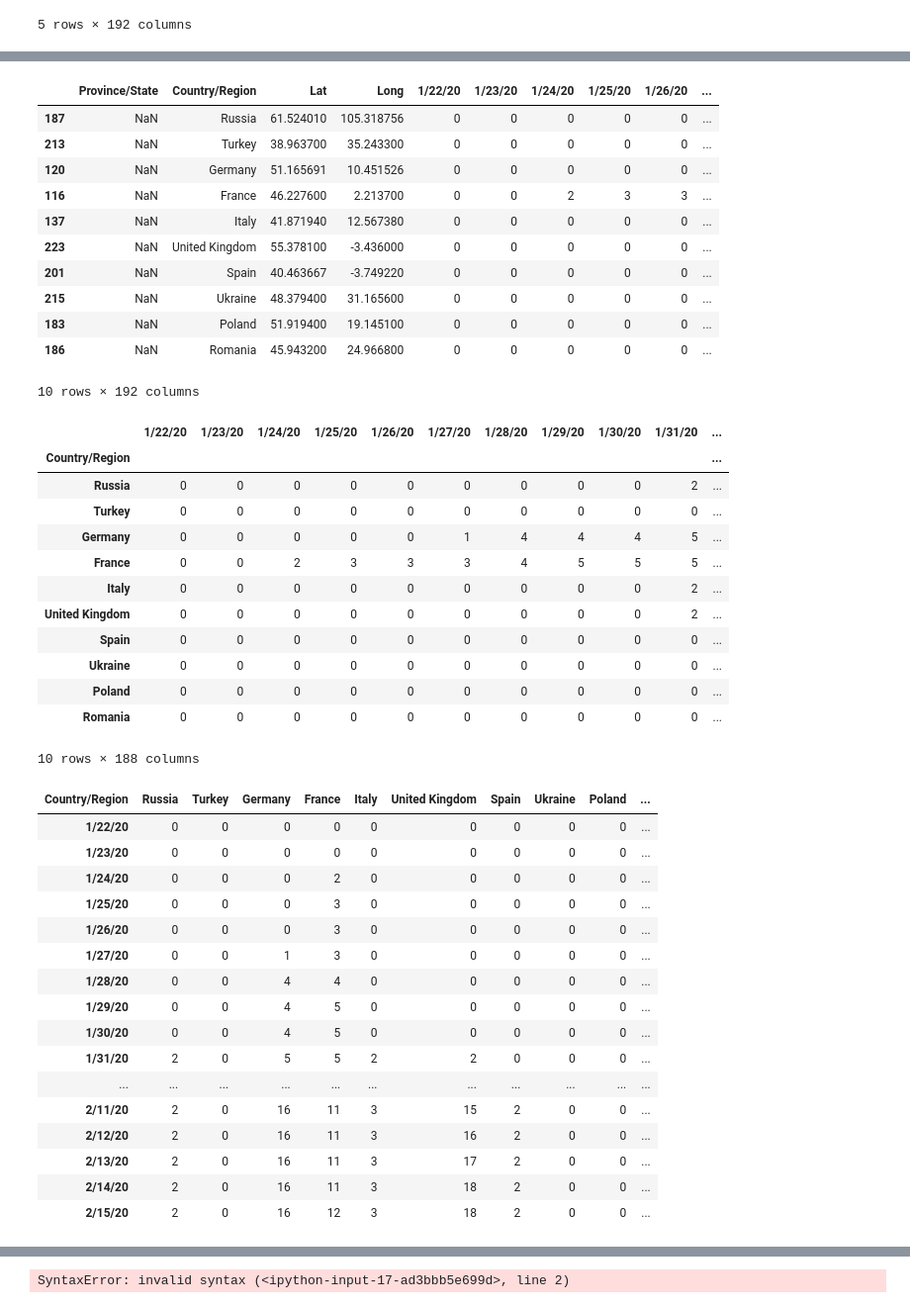
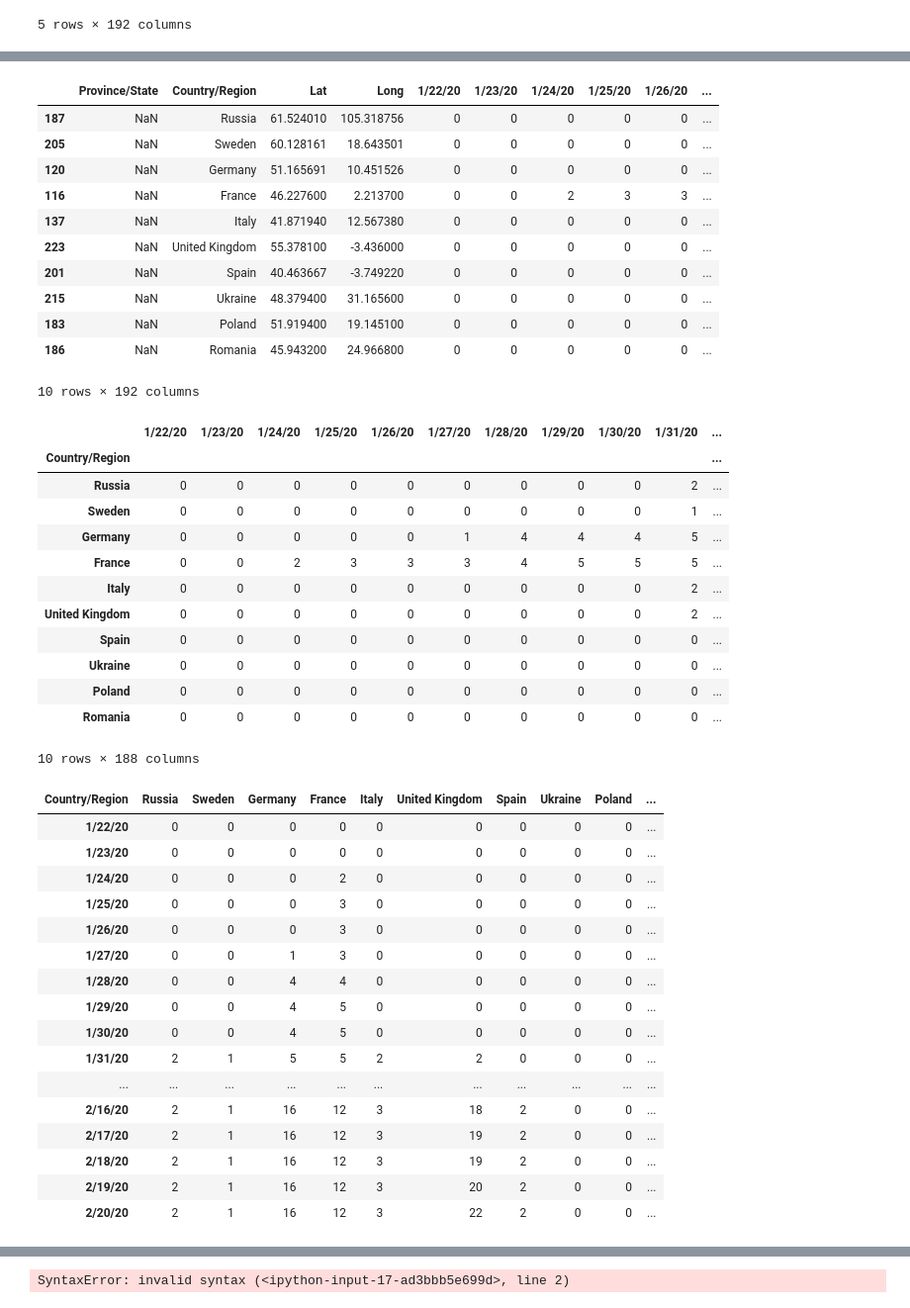
Before and after one commit to touch1295/PROJECT_1, a Jupyter notebook: cleaning.ipynb, the cells around one changed output, grey strips where cells are left out. Shown: that part at 99% size. Saved outputs shown, nothing was run; the diff lists cells and outputs as text; code cells hidden in the pictures.

```diff
--- a/cleaning.ipynb
+++ b/cleaning.ipynb
@@ -17,7 +17,7 @@ global_df.head()
 5 rows × 192 columns
 # %%
 europe_df_a = global_df[global_df["Country/Region"] == "Russia"]
-europe_df_b = global_df[global_df["Country/Region"] == "Turkey"]
+europe_df_b = global_df[global_df["Country/Region"] == "Sweden"]
 europe_df_c = global_df[global_df["Country/Region"] == "Germany"]
 europe_df_d = global_df[global_df["Country/Region"] == "France"]
 europe_df_e = global_df[global_df["Country/Region"] == "Italy"]
@@ -76,7 +76,7 @@ clean_europe
 # %% [output]
 |  | Province/State | Country/Region | Lat | Long | 1/22/20 | 1/23/20 | 1/24/20 | 1/25/20 | 1/26/20 | ... |
 | 187 | NaN | Russia | 61.524010 | 105.318756 | 0 | 0 | 0 | 0 | 0 | ... |
-| 213 | NaN | Turkey | 38.963700 | 35.243300 | 0 | 0 | 0 | 0 | 0 | ... |
+| 205 | NaN | Sweden | 60.128161 | 18.643501 | 0 | 0 | 0 | 0 | 0 | ... |
 | 120 | NaN | Germany | 51.165691 | 10.451526 | 0 | 0 | 0 | 0 | 0 | ... |
 | 116 | NaN | France | 46.227600 | 2.213700 | 0 | 0 | 2 | 3 | 3 | ... |
 | 137 | NaN | Italy | 41.871940 | 12.567380 | 0 | 0 | 0 | 0 | 0 | ... |
@@ -96,7 +96,7 @@ country_df
 |  | 1/22/20 | 1/23/20 | 1/24/20 | 1/25/20 | 1/26/20 | 1/27/20 | 1/28/20 | 1/29/20 | 1/30/20 | 1/31/20 | ... |
 | Country/Region |  |  |  |  |  |  |  |  |  |  | ... |
 | Russia | 0 | 0 | 0 | 0 | 0 | 0 | 0 | 0 | 0 | 2 | ... |
-| Turkey | 0 | 0 | 0 | 0 | 0 | 0 | 0 | 0 | 0 | 0 | ... |
+| Sweden | 0 | 0 | 0 | 0 | 0 | 0 | 0 | 0 | 0 | 1 | ... |
 | Germany | 0 | 0 | 0 | 0 | 0 | 1 | 4 | 4 | 4 | 5 | ... |
 | France | 0 | 0 | 2 | 3 | 3 | 3 | 4 | 5 | 5 | 5 | ... |
 | Italy | 0 | 0 | 0 | 0 | 0 | 0 | 0 | 0 | 0 | 2 | ... |
@@ -108,9 +108,9 @@ country_df
 10 rows × 188 columns
 # %%
 clean_europe_tp = country_df.T
-clean_europe_tp.head(25)
+clean_europe_tp.head(30)
 # %% [output]
-| Country/Region | Russia | Turkey | Germany | France | Italy | United Kingdom | Spain | Ukraine | Poland | ... |
+| Country/Region | Russia | Sweden | Germany | France | Italy | United Kingdom | Spain | Ukraine | Poland | ... |
 | 1/22/20 | 0 | 0 | 0 | 0 | 0 | 0 | 0 | 0 | 0 | ... |
 | 1/23/20 | 0 | 0 | 0 | 0 | 0 | 0 | 0 | 0 | 0 | ... |
 | 1/24/20 | 0 | 0 | 0 | 2 | 0 | 0 | 0 | 0 | 0 | ... |
@@ -120,10 +120,10 @@ clean_europe_tp.head(25)
 | 1/28/20 | 0 | 0 | 4 | 4 | 0 | 0 | 0 | 0 | 0 | ... |
 | 1/29/20 | 0 | 0 | 4 | 5 | 0 | 0 | 0 | 0 | 0 | ... |
 | 1/30/20 | 0 | 0 | 4 | 5 | 0 | 0 | 0 | 0 | 0 | ... |
-| 1/31/20 | 2 | 0 | 5 | 5 | 2 | 2 | 0 | 0 | 0 | ... |
+| 1/31/20 | 2 | 1 | 5 | 5 | 2 | 2 | 0 | 0 | 0 | ... |
 | ... | ... | ... | ... | ... | ... | ... | ... | ... | ... | ... |
-| 2/11/20 | 2 | 0 | 16 | 11 | 3 | 15 | 2 | 0 | 0 | ... |
-| 2/12/20 | 2 | 0 | 16 | 11 | 3 | 16 | 2 | 0 | 0 | ... |
-| 2/13/20 | 2 | 0 | 16 | 11 | 3 | 17 | 2 | 0 | 0 | ... |
-| 2/14/20 | 2 | 0 | 16 | 11 | 3 | 18 | 2 | 0 | 0 | ... |
-| 2/15/20 | 2 | 0 | 16 | 12 | 3 | 18 | 2 | 0 | 0 | ... |
+| 2/16/20 | 2 | 1 | 16 | 12 | 3 | 18 | 2 | 0 | 0 | ... |
+| 2/17/20 | 2 | 1 | 16 | 12 | 3 | 19 | 2 | 0 | 0 | ... |
+| 2/18/20 | 2 | 1 | 16 | 12 | 3 | 19 | 2 | 0 | 0 | ... |
+| 2/19/20 | 2 | 1 | 16 | 12 | 3 | 20 | 2 | 0 | 0 | ... |
+| 2/20/20 | 2 | 1 | 16 | 12 | 3 | 22 | 2 | 0 | 0 | ... |
```
Also changed, not shown: parts of 8 cells of this notebook, 2 other files.
